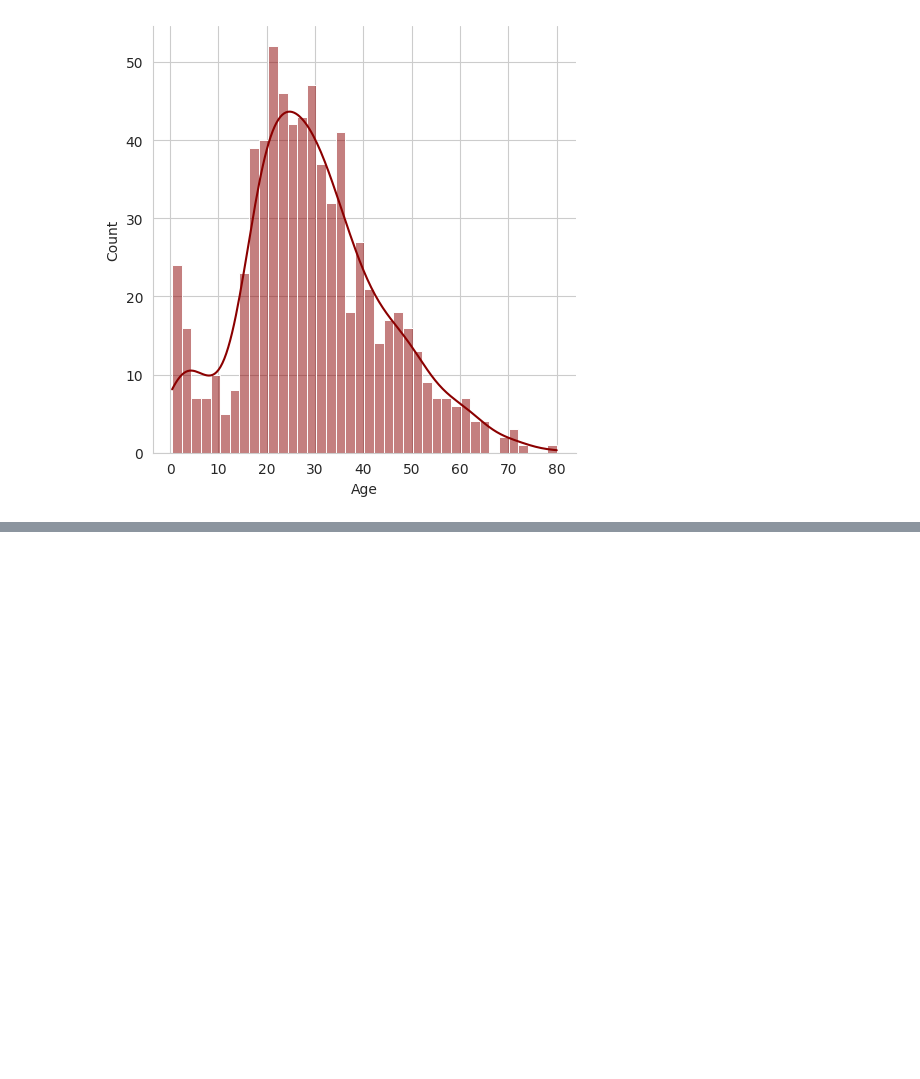
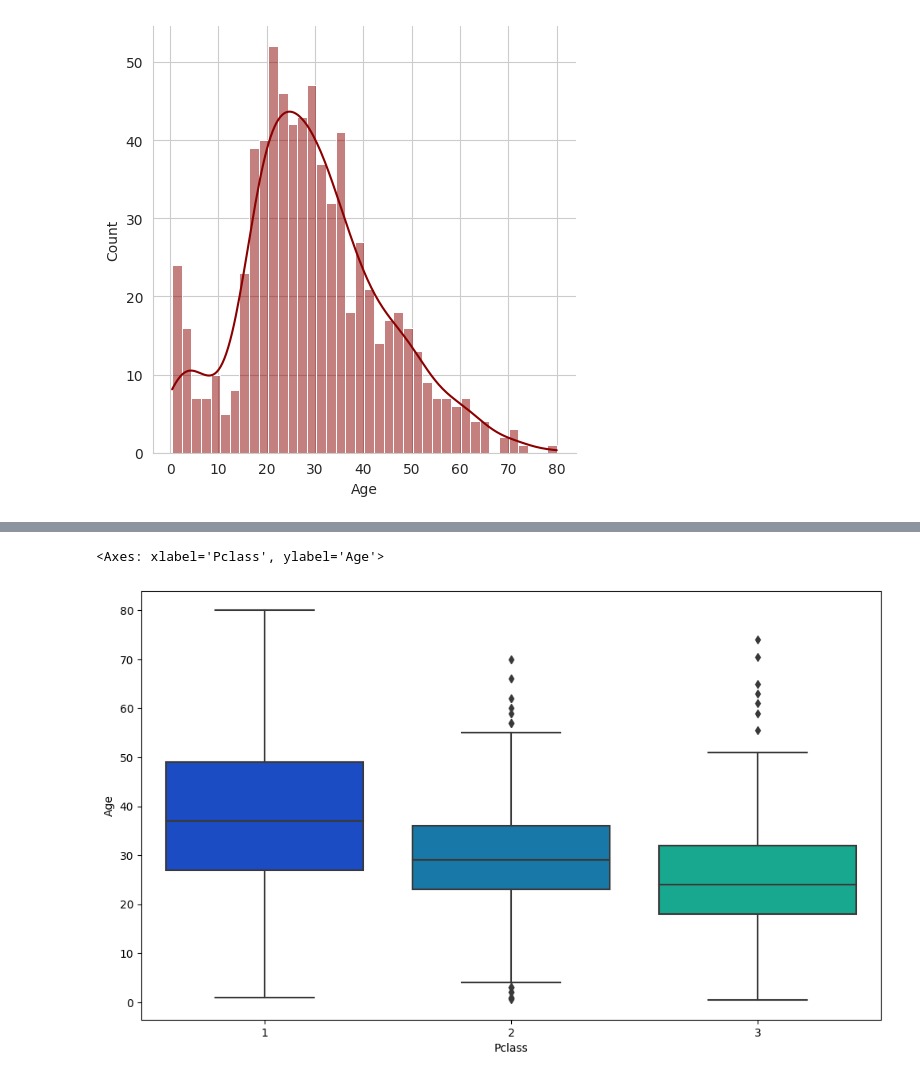
Before and after one commit to anilpatelia/kaggle_prjects, a Jupyter notebook: EDA.ipynb, the cells around one changed output, grey strips where cells are left out. Drawn from its saved outputs; the diff is of its cells as text; code cells hidden in the pictures; blank space fills up the shorter version.

```diff
--- a/EDA.ipynb
+++ b/EDA.ipynb
@@ -61,0 +72,6 @@ sns.displot(train['Age'].dropna(), kde=True, color='darkred', bins=40)
+# %%
+plt.figure(figsize=(12, 7))
+sns.boxplot(x='Pclass', y='Age', data=train, palette='winter')
+# %% [output]
+<Axes: xlabel='Pclass', ylabel='Age'>
+[figure, added]
```
Also changed, not shown: parts of 19 cells of this notebook.
